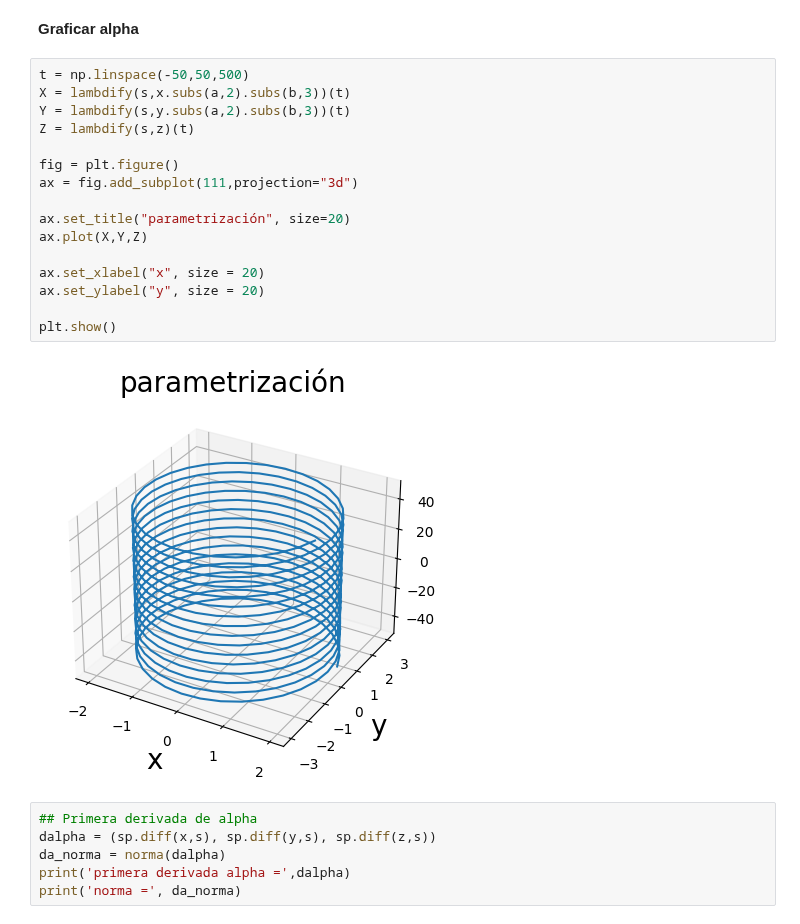
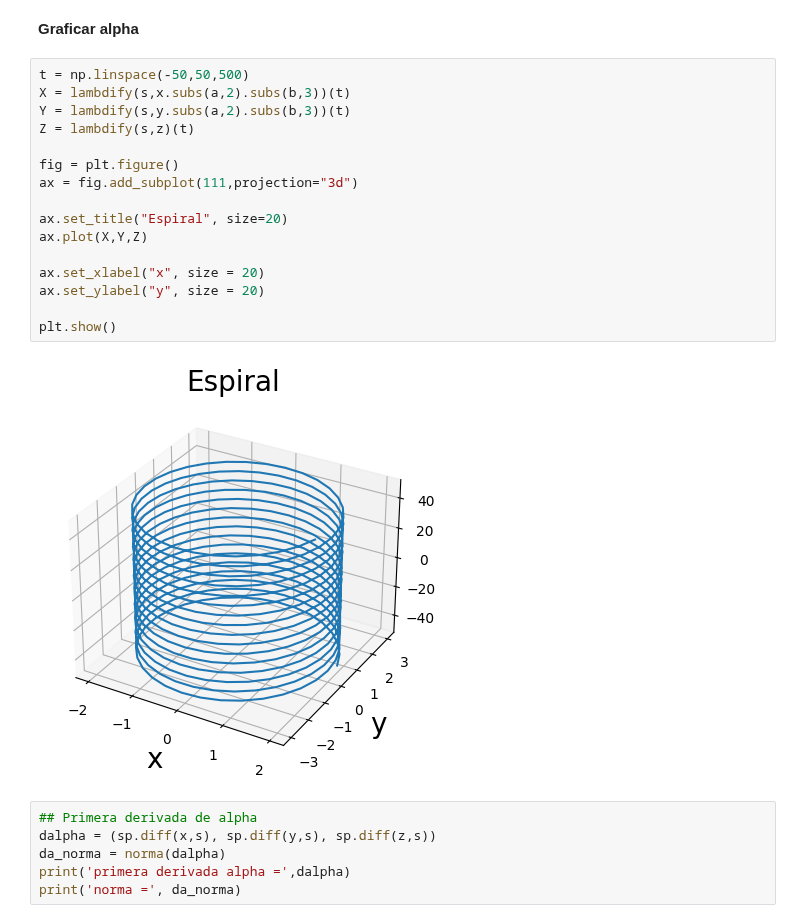
Before and after one commit to DayaVale/Geometria_Computacional, a Jupyter notebook: Homework3/Homework3.ipynb, the cells around one changed output. Saved outputs shown, nothing was run; the diff lists cells and outputs as text.

```diff
--- a/Homework3/Homework3.ipynb
+++ b/Homework3/Homework3.ipynb
@@ -53,21 +53,21 @@ norma alpha =  sqrt(a**2*cos(s)**2 + b**2*sin(s)**2 + s**2)
 # %%
 t = np.linspace(-50,50,500)
 X = lambdify(s,x.subs(a,2).subs(b,3))(t)
 Y = lambdify(s,y.subs(a,2).subs(b,3))(t)
 Z = lambdify(s,z)(t)
 
 fig = plt.figure()
 ax = fig.add_subplot(111,projection="3d")
 
-ax.set_title("parametrización", size=20)
+ax.set_title("Espiral", size=20)
 ax.plot(X,Y,Z)
 
 ax.set_xlabel("x", size = 20)
 ax.set_ylabel("y", size = 20)
 
 plt.show()
 # %% [output]
-[figure, old version]
+[figure, new version]
 # %%
 ## Primera derivada de alpha
 dalpha = (sp.diff(x,s), sp.diff(y,s), sp.diff(z,s))
```
Also changed, not shown: parts of 24 cells of this notebook, 1 other file.
